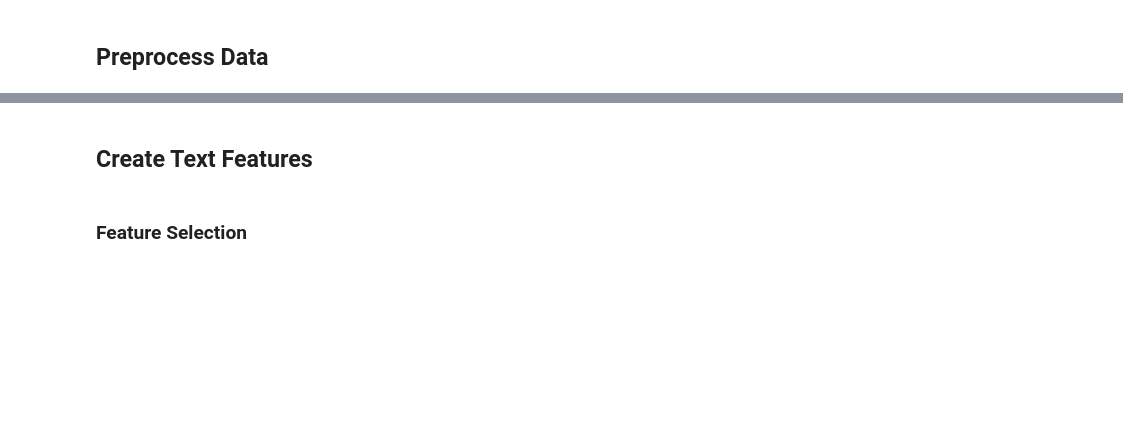
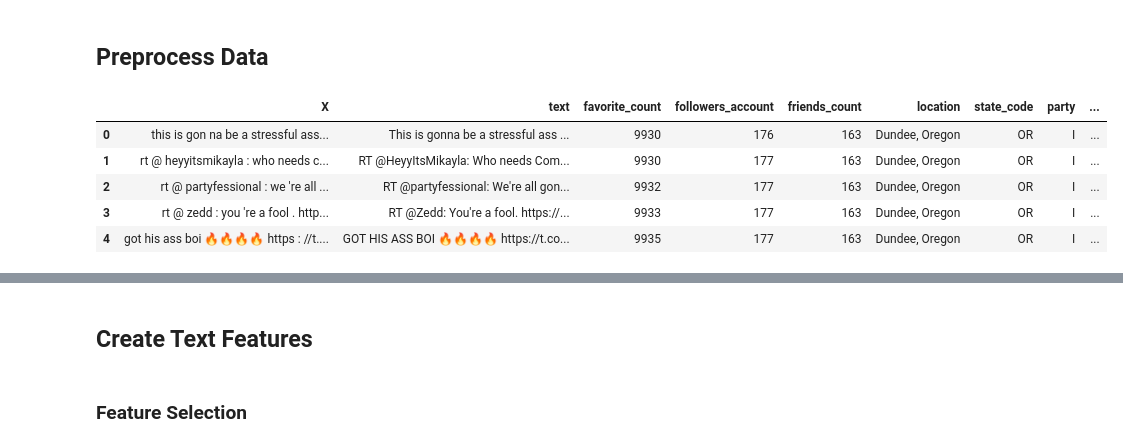
Before and after one commit to carriegardner428/2016-Election-Project, a Jupyter notebook: Election Notebook.ipynb, the cells around one changed output, grey strips where cells are left out. Drawn from its saved outputs; the diff is of its cells as text; code cells hidden in the pictures; blank space fills up the shorter version.

```diff
--- a/Election Notebook.ipynb
+++ b/Election Notebook.ipynb
@@ -77,0 +95,14 @@ sns.countplot(x="party", data=df)
+# %%
+#### Normalize class distribution
+
+### Change O, G, and L labels to I
+# Map party classes to numerical labels
+## I: 1, D: 2, R: 3, O: 4, G: 5, L: 6
+def changeLabels(party):
+    if party == 'O':
+        party = 'I'
+    if party == 'G':
+        party = 'I'
+    if party == 'L':
+        party = 'I'
+    return party
@@ -98,0 +151,17 @@ def normalize(df, remove_stopwords=True):
+# %%
+df['X'] = preprocess(df, remove_stopwords=False)
+# Reorder columns & drop created at
+df = df.loc[:, ['X', 'text', 'favorite_count', 'followers_account', 'friends_count', 'location', 'state_code', 'party']]
+df['label'] = df.party.apply(getLabels)
+
+df['party'] = df.party.apply(changeLabels)
+
+labels = df['party']
+df.head(5)
+# %% [output]
+|  | X | text | favorite_count | followers_account | friends_count | location | state_code | party | ... |
+| 0 | this is gon na be a stressful ass... | This is gonna be a stressful ass ... | 9930 | 176 | 163 | Dundee, Oregon | OR | I | ... |
+| 1 | rt @ heyyitsmikayla : who needs c... | RT @HeyyItsMikayla: Who needs Com... | 9930 | 177 | 163 | Dundee, Oregon | OR | I | ... |
+| 2 | rt @ partyfessional : we 're all ... | RT @partyfessional: We're all gon... | 9932 | 177 | 163 | Dundee, Oregon | OR | I | ... |
+| 3 | rt @ zedd : you 're a fool . http... | RT @Zedd: You're a fool. https://... | 9933 | 177 | 163 | Dundee, Oregon | OR | I | ... |
+| 4 | got his ass boi 🔥🔥🔥🔥 https : //t.... | GOT HIS ASS BOI 🔥🔥🔥🔥 https://t.co... | 9935 | 177 | 163 | Dundee, Oregon | OR | I | ... |
```
Also changed, not shown: parts of 22 cells of this notebook.
